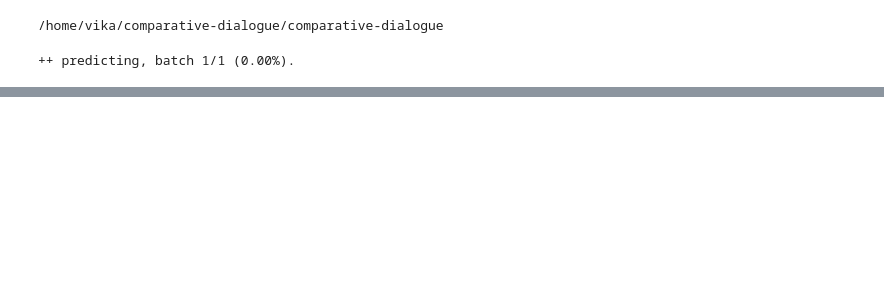
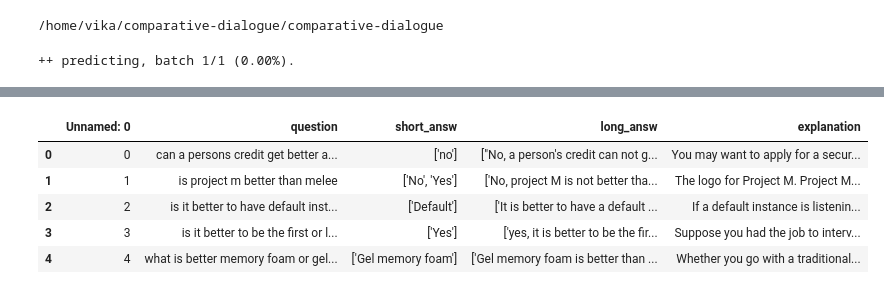
Before and after one commit to alebondarenko/comparely, a Jupyter notebook: simple_pipeline.ipynb, the cells around one changed output, grey strips where cells are left out. Cells and saved outputs as stored; diff of their text form; code cells hidden in the pictures; blank space fills up the shorter version.

```diff
--- a/simple_pipeline.ipynb
+++ b/simple_pipeline.ipynb
@@ -70,0 +100,12 @@ In this context, pizza are preferable to bread, as it is faster, lighter, easier
+# %%
+import pandas as pd
+fixed_df = pd.read_csv('/home/vika/comparative-dialogue/comparative-dialogue/datasets/marco_data/marco_CQA.csv')
+# %%
+fixed_df.head()
+# %% [output]
+|  | Unnamed: 0 | question | short_answ | long_answ | explanation |
+| 0 | 0 | can a persons credit get better a... | ['no'] | ["No, a person's credit can not g... | You may want to apply for a secur... |
+| 1 | 1 | is project m better than melee | ['No', 'Yes'] | ['No, project M is not better tha... | The logo for Project M. Project M... |
+| 2 | 2 | is it better to have default inst... | ['Default'] | ['It is better to have a default ... | If a default instance is listenin... |
+| 3 | 3 | is it better to be the first or l... | ['Yes'] | ['yes, it is better to be the fir... | Suppose you had the job to interv... |
+| 4 | 4 | what is better memory foam or gel... | ['Gel memory foam'] | ['Gel memory foam is better than ... | Whether you go with a traditional... |
```
Also changed, not shown: parts of 11 cells of this notebook.
